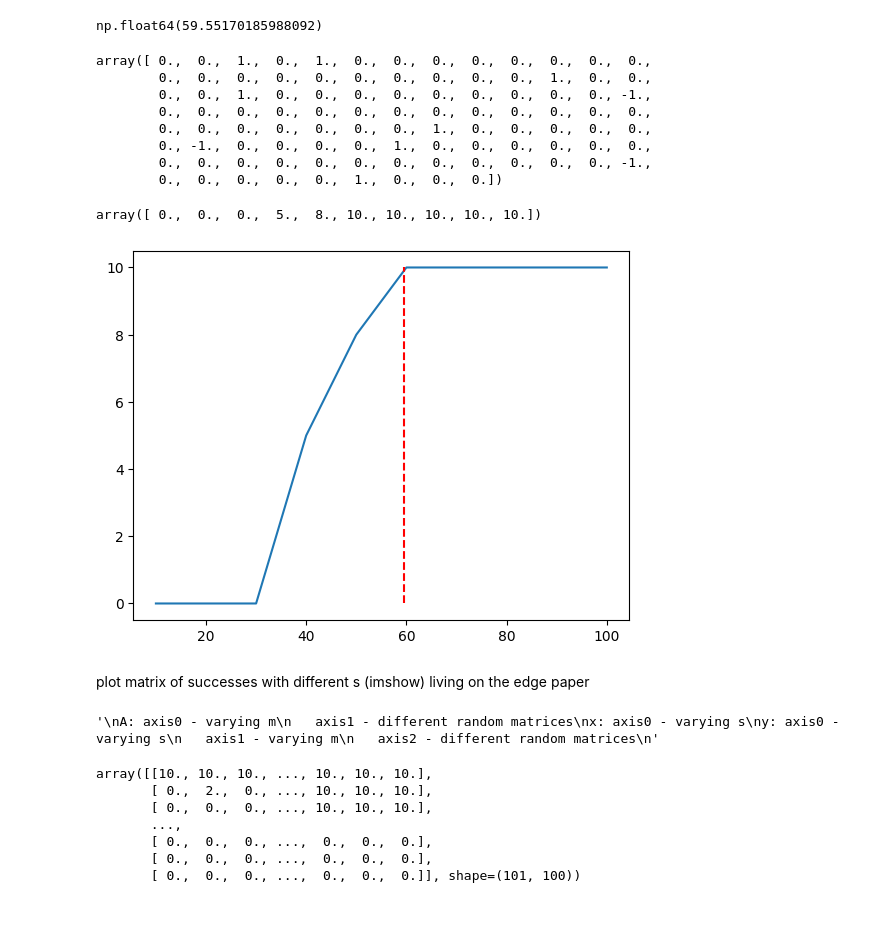
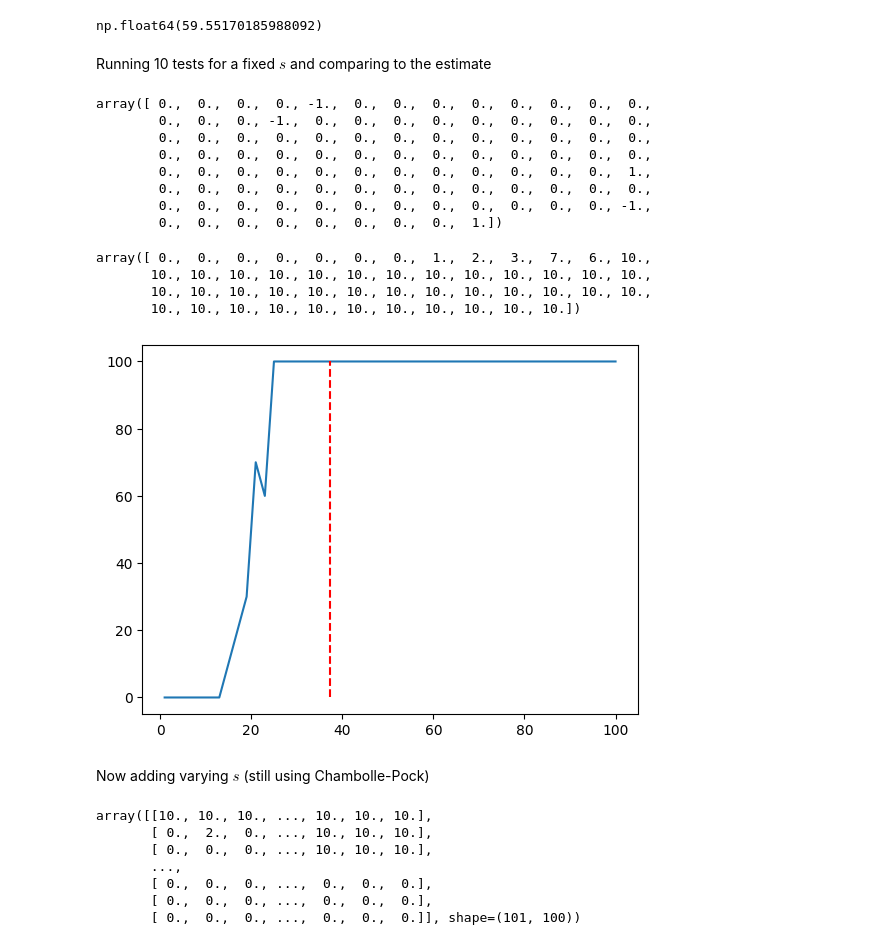
Before and after one commit to anastorr/compressed-sensing, a Jupyter notebook: compressed_sensing.ipynb, the cells around one changed output. Cells and saved outputs as stored; diff of their text form; code cells hidden in the pictures; blank space fills up the shorter version.

```diff
--- a/compressed_sensing.ipynb
+++ b/compressed_sensing.ipynb
@@ -73,6 +79,3 @@ plt.plot([300, 400, 500, 600, 700, 800, 900, 1000], [np.linalg.norm(xx-x_test) f
 # %% [output]
 [<matplotlib.lines.Line2D at 0x...>]
 [figure]
-# %%
-A = np.random.normal(size=(10, 100))
-np.linalg.norm(A, ord=2)**2
@@ -86,19 +87,21 @@ N = 100
 2*s*np.log(N/s) + 5/4*s + 1
 # %% [output]
 np.float64(59.55170185988092)
+# %% [markdown]
+Running 10 tests for a fixed $s$ and comparing to the estimate
 # %%
 x = np.zeros(100)
-x[np.random.choice(range(0, 100), size=10, replace=False)] = np.random.randint(0, 2, 10)*2-1
-ms = [10, 20, 30, 40, 50, 60, 70, 80, 90, 100]
+x[np.random.choice(range(0, 100), size=5, replace=False)] = np.random.randint(0, 2, 5)*2-1
+ms = np.linspace(1, 100, 50, dtype=int)
 As = [[np.random.normal(size=(m, 100)) for m in ms] for i in range(10)]
 ys = [[np.matmul(A, x) for A in A_sizes]for A_sizes in As]
 x
 # %% [output]
-array([ 0.,  0.,  1.,  0.,  1.,  0.,  0.,  0.,  0.,  0.,  0.,  0.,  0.,
-        0.,  0.,  0.,  0.,  0.,  0.,  0.,  0.,  0.,  0.,  1.,  0.,  0.,
-        0.,  0.,  1.,  0.,  0.,  0.,  0.,  0.,  0.,  0.,  0.,  0., -1.,
+array([ 0.,  0.,  0.,  0., -1.,  0.,  0.,  0.,  0.,  0.,  0.,  0.,  0.,
+        0.,  0.,  0., -1.,  0.,  0.,  0.,  0.,  0.,  0.,  0.,  0.,  0.,
         0.,  0.,  0.,  0.,  0.,  0.,  0.,  0.,  0.,  0.,  0.,  0.,  0.,
-        0.,  0.,  0.,  0.,  0.,  0.,  0.,  1.,  0.,  0.,  0.,  0.,  0.,
-        0., -1.,  0.,  0.,  0.,  0.,  1.,  0.,  0.,  0.,  0.,  0.,  0.,
+        0.,  0.,  0.,  0.,  0.,  0.,  0.,  0.,  0.,  0.,  0.,  0.,  0.,
+        0.,  0.,  0.,  0.,  0.,  0.,  0.,  0.,  0.,  0.,  0.,  0.,  1.,
+        0.,  0.,  0.,  0.,  0.,  0.,  0.,  0.,  0.,  0.,  0.,  0.,  0.,
         0.,  0.,  0.,  0.,  0.,  0.,  0.,  0.,  0.,  0.,  0.,  0., -1.,
-        0.,  0.,  0.,  0.,  0.,  1.,  0.,  0.,  0.])
+        0.,  0.,  0.,  0.,  0.,  0.,  0.,  0.,  1.])
@@ -108,21 +108,34 @@ solutions2 = [[l1_chambolle_pock(A, y, 0.01, 0.01, N=5000) for (A, y) in zip(A_s
+# %%
+solutions2 = []
+for (A_sizes, y_sizes) in zip(As, ys):
+    for (A, y) in zip(A_sizes, y_sizes):
+        sol = cp.Variable(shape=x.shape)
+        constr = [A@sol == y]
+        obj = cp.Minimize(cp.norm(sol, 1))
+        prob = cp.Problem(obj, constr)
+        prob.solve()
+        solutions2.append(sol.value)
+solutions2 = np.array(solutions2).reshape((len(As), len(As[0]), x.shape[0]))
 # %%
 errors = np.array([[np.linalg.norm(sol - x) for sol in solutions_sizes] for solutions_sizes in solutions2])
 success = np.zeros(errors.shape)
-success[errors<0.001] = 1
+success[errors<0.0001] = 1
 success.sum(axis=0)
 # %% [output]
-array([ 0.,  0.,  0.,  5.,  8., 10., 10., 10., 10., 10.])
+array([ 0.,  0.,  0.,  0.,  0.,  0.,  0.,  1.,  2.,  3.,  7.,  6., 10.,
+       10., 10., 10., 10., 10., 10., 10., 10., 10., 10., 10., 10., 10.,
+       10., 10., 10., 10., 10., 10., 10., 10., 10., 10., 10., 10., 10.,
+       10., 10., 10., 10., 10., 10., 10., 10., 10., 10., 10.])
 # %%
-plt.plot(ms, success.sum(axis=0))
-s = 10
+plt.plot(ms, success.sum(axis=0)/10*100)
+s = 5
 N = 100
-plt.vlines(2*s*np.log(N/s) + 5/4*s + 1, ymin=0, ymax=10, colors='red', linestyles='dashed')
-plt.show()
+plt.vlines(2*s*np.log(N/s) + 5/4*s + 1, ymin=0, ymax=100, colors='red', linestyles='dashed')
+plt.savefig("log_estimate_s5")
 # %% [output]
-[figure, old version]
+[figure, new version]
-# %% [markdown]
-plot matrix of successes with different s (imshow)
-living on the edge paper
+# %% [markdown]
+Now adding varying $s$ (still using Chambolle-Pock)
 # %%
 '''
 A: axis0 - varying m
@@ -132,8 +145,6 @@ y: axis0 - varying s
    axis1 - varying m
    axis2 - different random matrices
 '''
-# %% [output]
-'\nA: axis0 - varying m\n   axis1 - different random matrices\nx: axis0 - varying s\ny: axis0 - varying s\n   axis1 - varying m\n   axis2 - different random matrices\n'
 # %%
 def phase_trans(dim, sparse_step, mesure_step, n_of_tests, n_iter=5000):
 
```
Also changed, not shown: parts of 26 cells of this notebook.
